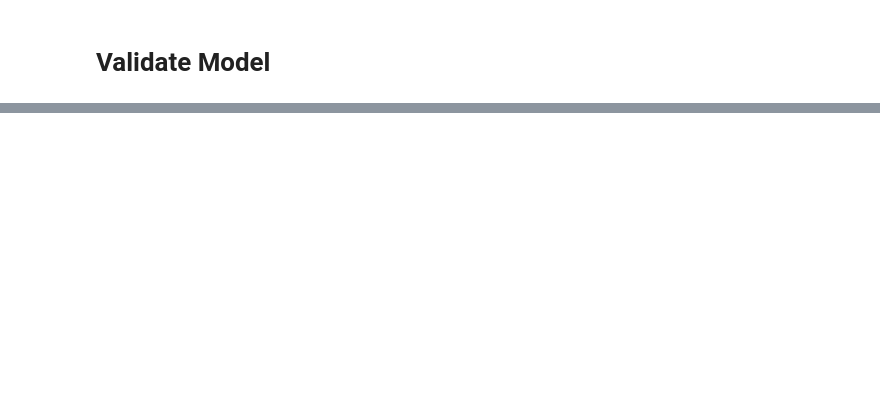
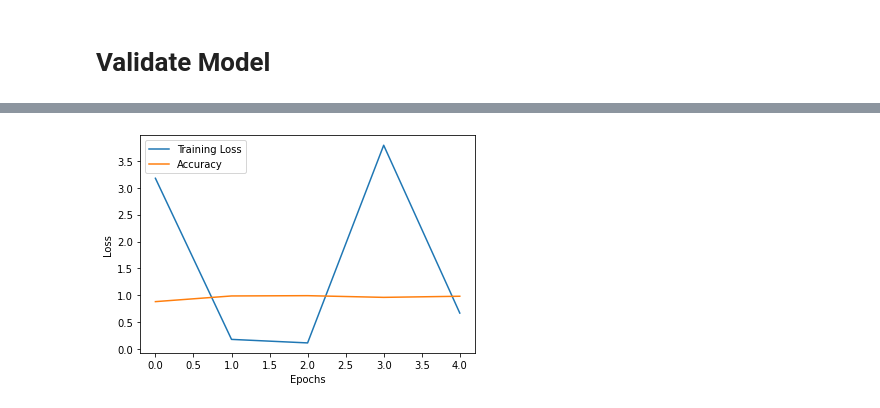
Before and after one commit to IramML/ailabschool-exam, a Jupyter notebook: faces/Examen_R1.ipynb, the cells around one changed output, grey strips where cells are left out. Saved outputs shown, nothing was run; the diff lists cells and outputs as text; code cells hidden in the pictures; blank space fills up the shorter version.

```diff
--- a/faces/Examen_R1.ipynb
+++ b/faces/Examen_R1.ipynb
@@ -404,0 +378,2 @@ plt.show()
+# %%
+conv_history = train_model(conv_model, model_name="conv")
@@ -440,0 +433,4 @@ plt.show()
+# %%
+plot_history(conv_history)
+# %% [output]
+[figure, added]
```
Also changed, not shown: parts of 33 cells of this notebook, 2 other files.
